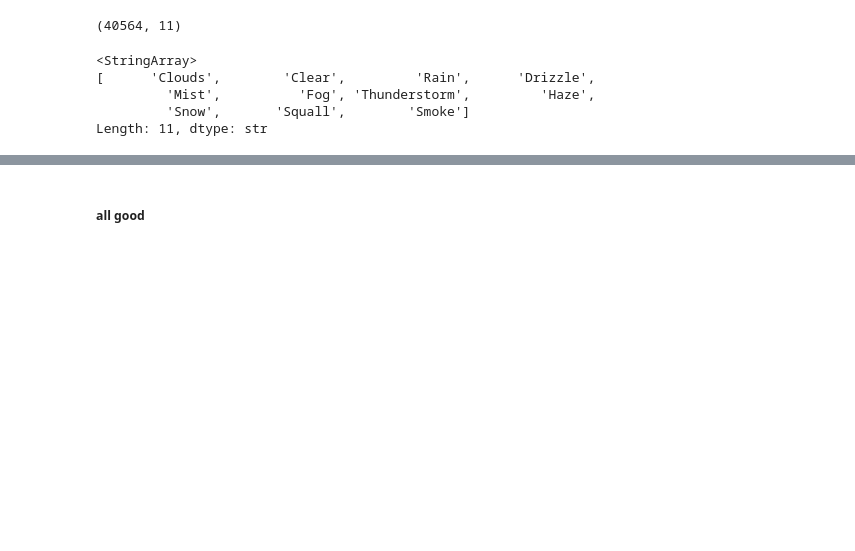
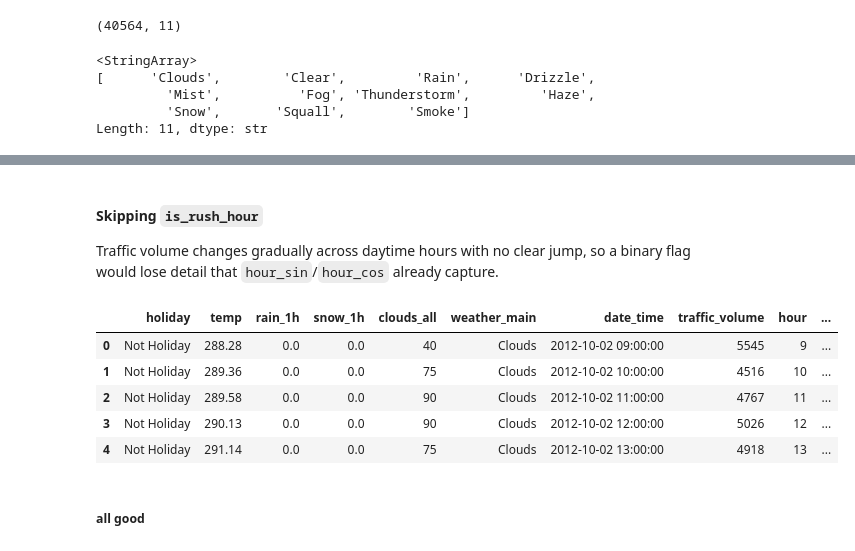
Before and after one commit to AbdoTechno/Traffic-Volume, a Jupyter notebook: notebooks/02_data_cleaning.ipynb, the cells around one changed output, grey strips where cells are left out. Cells and saved outputs as stored; diff of their text form; code cells hidden in the pictures; blank space fills up the shorter version.

```diff
--- a/notebooks/02_data_cleaning.ipynb
+++ b/notebooks/02_data_cleaning.ipynb
@@ -443,0 +472,6 @@ Length: 11, dtype: str
+# %%
+df['hour_sin'] = np.sin(2 * np.pi * df['hour'] / 24)
+df['hour_cos'] = np.cos(2 * np.pi * df['hour'] / 24)
+# %%
+df['month_sin'] = np.sin(2 * np.pi * df['month'] / 12)
+df['month_cos'] = np.cos(2 * np.pi * df['month'] / 12)
@@ -444,2 +509,14 @@ Length: 11, dtype: str
+# %% [markdown]
+#### Skipping `is_rush_hour`
+Traffic volume changes gradually across daytime hours with no clear jump, so a binary flag would lose detail that `hour_sin`/`hour_cos` already capture.
+# %%
+df.head()
+# %% [output]
+|  | holiday | temp | rain_1h | snow_1h | clouds_all | weather_main | date_time | traffic_volume | hour | ... |
+| 0 | Not Holiday | 288.28 | 0.0 | 0.0 | 40 | Clouds | 2012-10-02 09:00:00 | 5545 | 9 | ... |
+| 1 | Not Holiday | 289.36 | 0.0 | 0.0 | 75 | Clouds | 2012-10-02 10:00:00 | 4516 | 10 | ... |
+| 2 | Not Holiday | 289.58 | 0.0 | 0.0 | 90 | Clouds | 2012-10-02 11:00:00 | 4767 | 11 | ... |
+| 3 | Not Holiday | 290.13 | 0.0 | 0.0 | 90 | Clouds | 2012-10-02 12:00:00 | 5026 | 12 | ... |
+| 4 | Not Holiday | 291.14 | 0.0 | 0.0 | 75 | Clouds | 2012-10-02 13:00:00 | 4918 | 13 | ... |
 # %% [markdown]
 ##### all good
```
Also changed, not shown: parts of 9 cells of this notebook, 1 other file.
